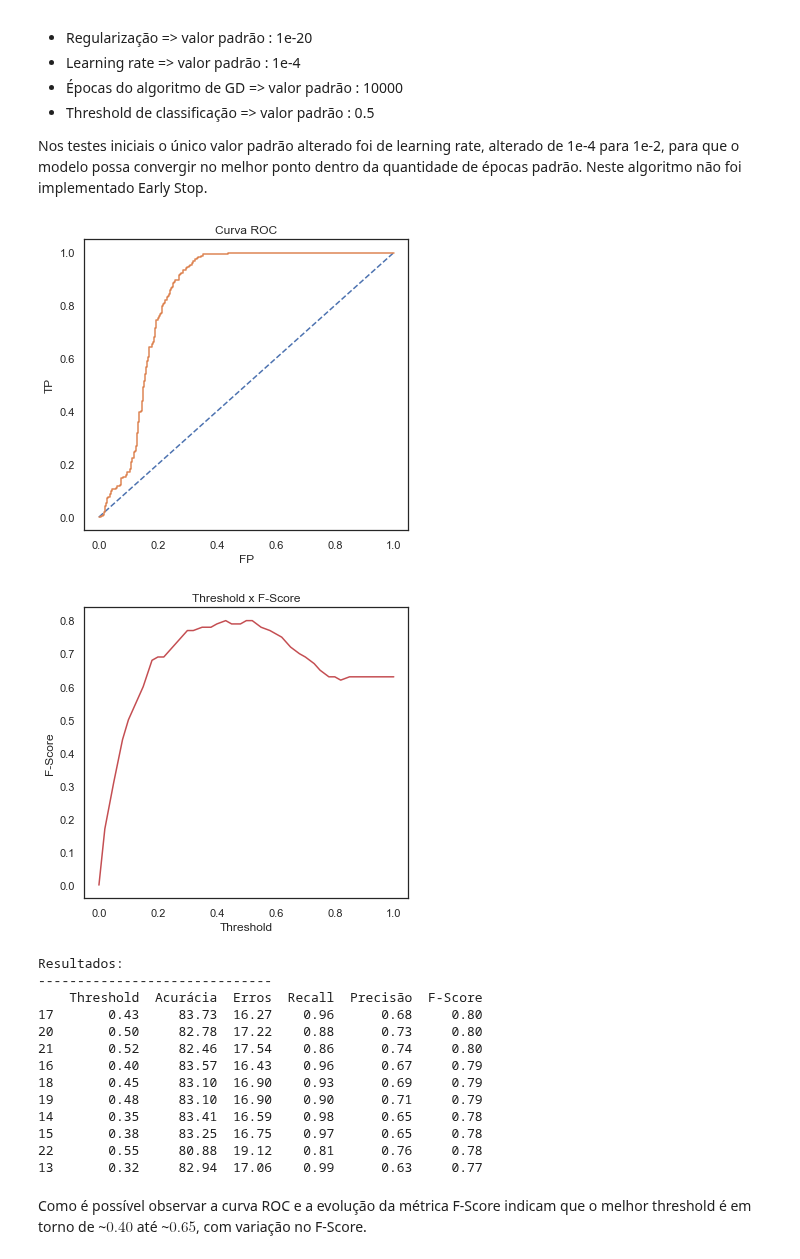
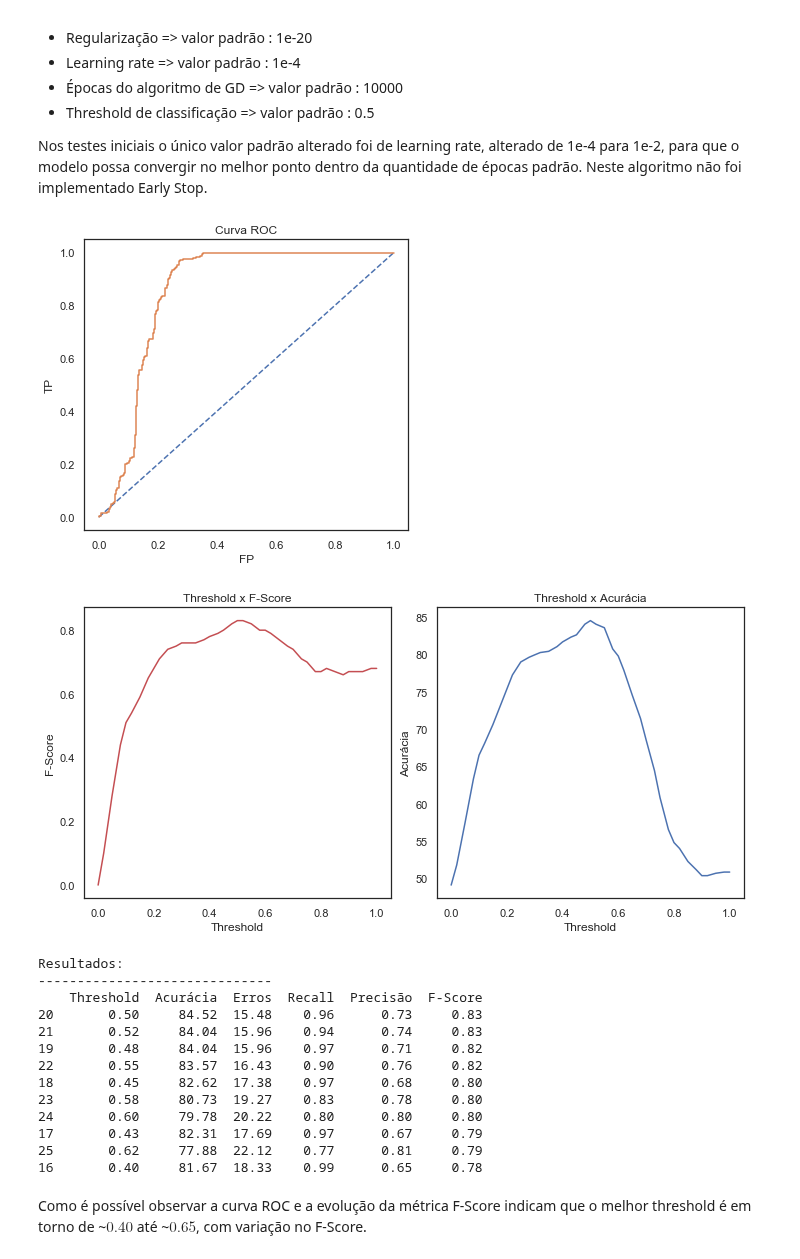
Before and after one commit to rdenadai/ia006c, a Jupyter notebook: notebooks/EFC02/EFC02.ipynb, the cells around one changed output. Saved outputs shown, nothing was run; the diff lists cells and outputs as text; code cells hidden in the pictures.

```diff
--- a/notebooks/EFC02/EFC02.ipynb
+++ b/notebooks/EFC02/EFC02.ipynb
@@ -443,11 +444,12 @@ O modelo de Regressão Logística implementado possui 4 hiperparâmetros, que de
 Nos testes iniciais o único valor padrão alterado foi de learning rate, alterado de 1e-4 para 1e-2, para que o modelo possa convergir no melhor ponto dentro da quantidade de épocas padrão. Neste algoritmo não foi implementado Early Stop.
 # %%
 fields = ["sd", "median", "sp.ent", "sfm", "centroid"]
-x = sound_c[fields]
-y = sound_c["label"]
+x = sound_c[fields].to_numpy()
+y = sound_c["label"].to_numpy()
 # Adicionado para processo de train test split
 data = np.c_[x, y]
 size = data.shape[0]
+
 # 20%
 train_split = int((size * 20) / 100)
 # Embaralhar
@@ -459,7 +461,3 @@ x_train = data[train_split:, :fsize]
 y_train = data[train_split:, fsize:].ravel()
 x_test = data[:train_split, :fsize]
 y_test = data[:train_split, fsize:].ravel()
-
-# Logistic function
-clf = LogisticRegressionImpl()
-_, J = clf.train(x_train, y_train, lr=1e-2)
@@ -477,7 +479,7 @@ plt.ylabel("TP")
 plt.tight_layout()
 plt.show()
 # %% [output]
-[figure, old version]
+[figure, new version]
 # %%
 def calculate_resultados(y_test, y_pred):
     with np.errstate(all='ignore'):
@@ -499,47 +501,52 @@ def print_resultados(acuracia, erros, recall, precisao, fscore):
     print()
     print("Recall | Precisão | F-Score")
     print("-" * 30)
     print(f"{recall}   | {precisao}     | {fscore}")
 
 
 resultados = []
 for thre in np.linspace(0, 1, 41):
     thre = np.round(thre, 2)
     y_pred = clf.predict(x_test, threshold=thre)
     resultados.append(np.concatenate((np.array([thre]), calculate_resultados(y_test, y_pred))))
 resultados = np.nan_to_num(np.array(resultados))
 
 df = pd.DataFrame(resultados, columns=["Threshold", "Acurácia", "Erros", "Recall", "Precisão", "F-Score"])
 
 plt.figure(figsize=(10, 5))
 plt.subplot(1, 2, 1)
 plt.title("Threshold x F-Score")
 plt.plot(df["Threshold"], df["F-Score"], c="C3")
 plt.xlabel("Threshold")
 plt.ylabel("F-Score")
+plt.subplot(1, 2, 2)
+plt.title("Threshold x Acurácia")
+plt.plot(df["Threshold"], df["Acurácia"], c="C0")
+plt.xlabel("Threshold")
+plt.ylabel("Acurácia")
 plt.tight_layout()
 plt.show()
 
 ordered = df.sort_values(by=["F-Score", "Acurácia"], ascending=False)
 
 print("Resultados:")
 print("-" * 30)
 print(ordered.head(10))
 # %% [output]
-[figure, old version]
+[figure, new version]
 Resultados:
 ------------------------------
     Threshold  Acurácia  Erros  Recall  Precisão  F-Score
-17       0.43     83.73  16.27    0.96      0.68     0.80
-20       0.50     82.78  17.22    0.88      0.73     0.80
-21       0.52     82.46  17.54    0.86      0.74     0.80
-16       0.40     83.57  16.43    0.96      0.67     0.79
-18       0.45     83.10  16.90    0.93      0.69     0.79
-19       0.48     83.10  16.90    0.90      0.71     0.79
-14       0.35     83.41  16.59    0.98      0.65     0.78
-15       0.38     83.25  16.75    0.97      0.65     0.78
-22       0.55     80.88  19.12    0.81      0.76     0.78
-13       0.32     82.94  17.06    0.99      0.63     0.77
+20       0.50     84.52  15.48    0.96      0.73     0.83
+21       0.52     84.04  15.96    0.94      0.74     0.83
+19       0.48     84.04  15.96    0.97      0.71     0.82
+22       0.55     83.57  16.43    0.90      0.76     0.82
+18       0.45     82.62  17.38    0.97      0.68     0.80
+23       0.58     80.73  19.27    0.83      0.78     0.80
+24       0.60     79.78  20.22    0.80      0.80     0.80
+17       0.43     82.31  17.69    0.97      0.67     0.79
+25       0.62     77.88  22.12    0.77      0.81     0.79
+16       0.40     81.67  18.33    0.99      0.65     0.78
 # %% [markdown]
 Como é possível observar a curva ROC e a evolução da métrica F-Score indicam que o melhor threshold é em torno de ~$0.40$ até ~$0.65$, com variação no F-Score.
 # %% [markdown]
```
Also changed, not shown: parts of 3 cells of this notebook.
